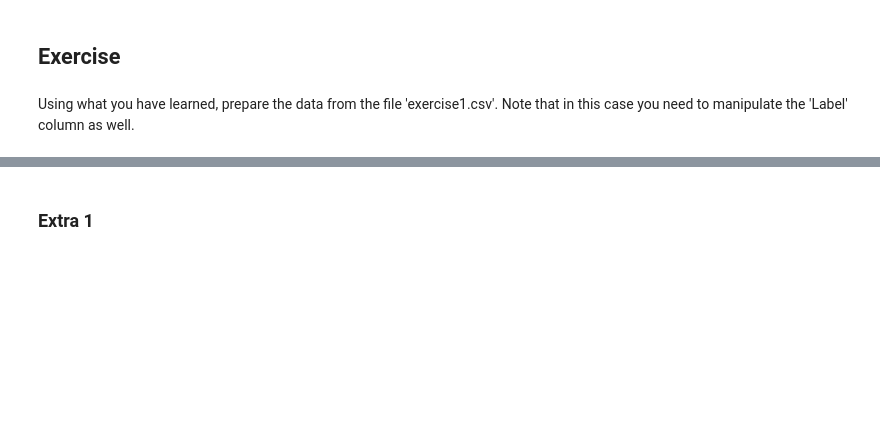
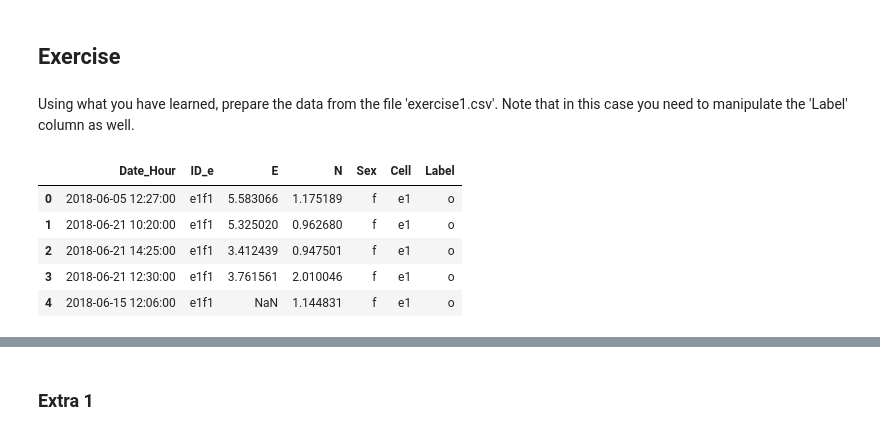
Before and after one commit to panks11/CE802, a Jupyter notebook: Pandas_and_preprocessing_in_scikit_learn.ipynb, the cells around one changed output, grey strips where cells are left out. Cells and saved outputs as stored; diff of their text form; code cells hidden in the pictures; blank space fills up the shorter version.

```diff
--- a/Pandas_and_preprocessing_in_scikit_learn.ipynb
+++ b/Pandas_and_preprocessing_in_scikit_learn.ipynb
@@ -328,0 +331,9 @@ https://raw.githubusercontent.com/panks11/CE802/main/exercise1.csv
+# %%
+data.head()
+# %% [output]
+|  | Date_Hour | ID_e | E | N | Sex | Cell | Label |
+| 0 | 2018-06-05 12:27:00 | e1f1 | 5.583066 | 1.175189 | f | e1 | o |
+| 1 | 2018-06-21 10:20:00 | e1f1 | 5.325020 | 0.962680 | f | e1 | o |
+| 2 | 2018-06-21 14:25:00 | e1f1 | 3.412439 | 0.947501 | f | e1 | o |
+| 3 | 2018-06-21 12:30:00 | e1f1 | 3.761561 | 2.010046 | f | e1 | o |
+| 4 | 2018-06-15 12:06:00 | e1f1 | NaN | 1.144831 | f | e1 | o |
```
Also changed, not shown: parts of 13 cells of this notebook.
